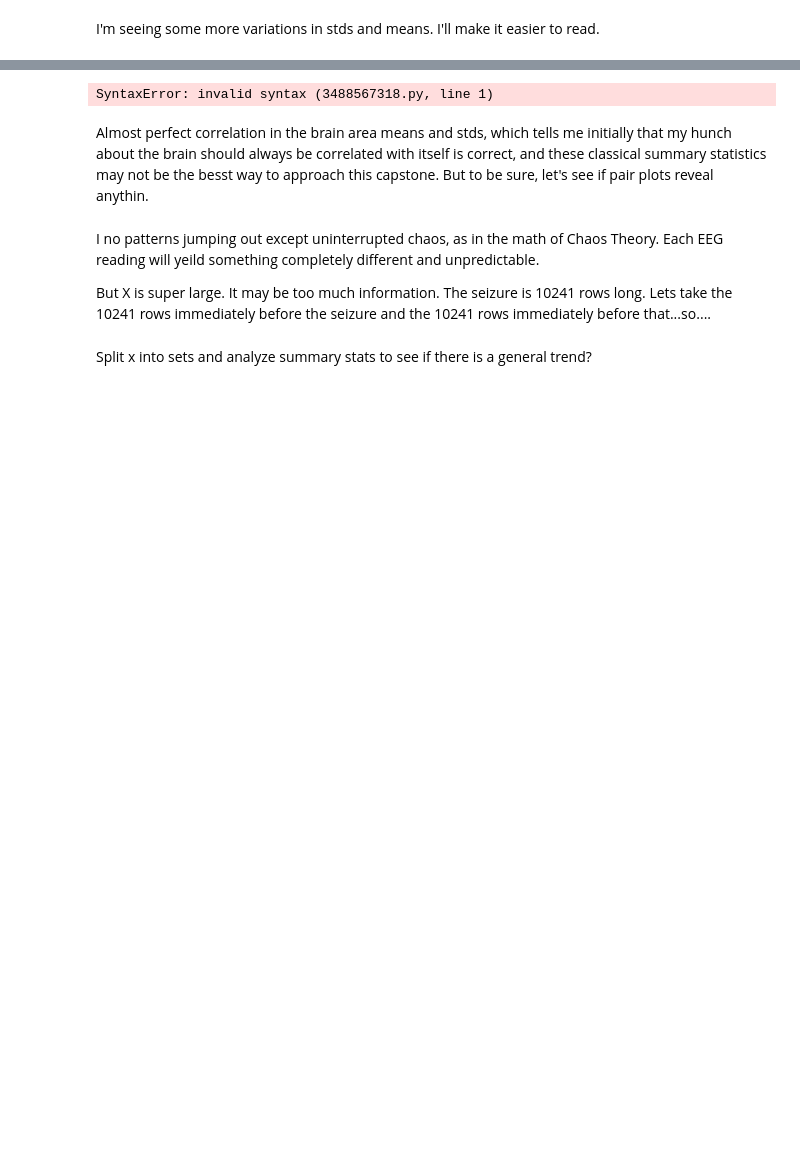
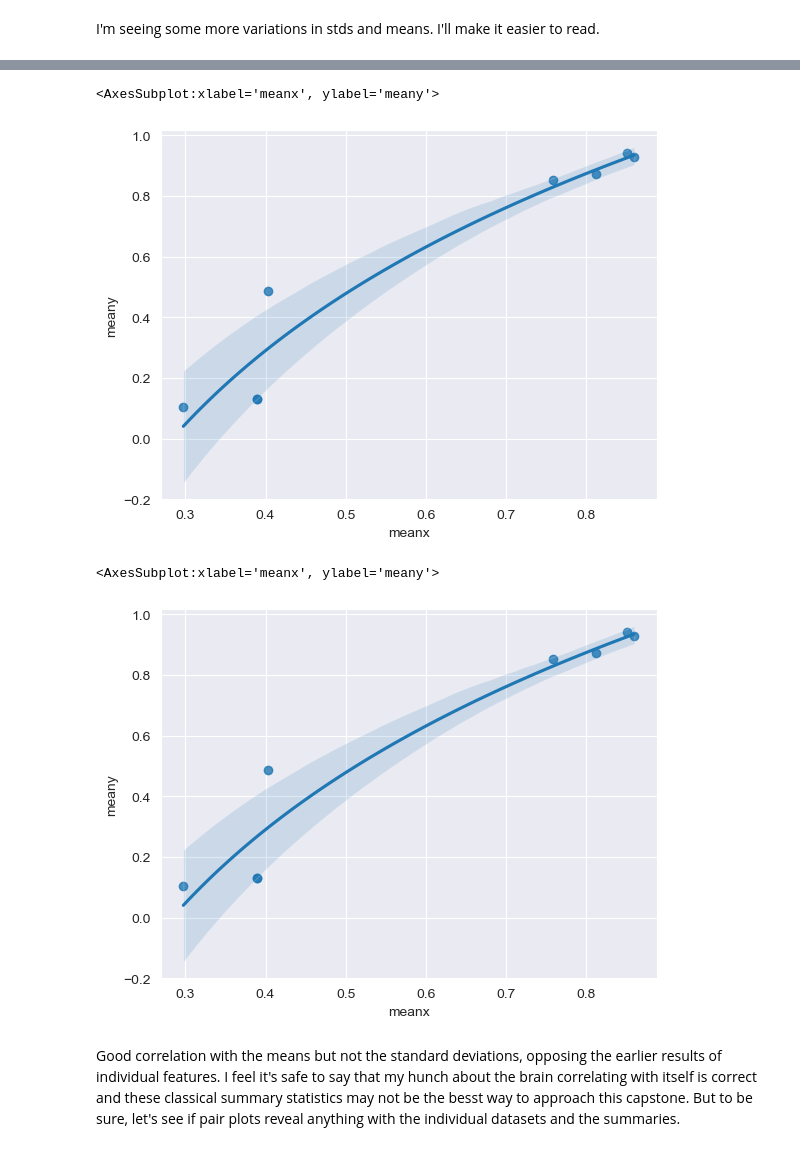
Before and after one commit to eipiisneg1/seizure_prediction_model, a Jupyter notebook: patient_1_02_EDA_step.ipynb, the cells around one changed output, grey strips where cells are left out. Cells and saved outputs as stored; diff of their text form; code cells hidden in the pictures; blank space fills up the shorter version.

```diff
--- a/patient_1_02_EDA_step.ipynb
+++ b/patient_1_02_EDA_step.ipynb
@@ -439,6 +539,9 @@ sns_line(data=summaries, x='stdx', y='stdy')
 # %%
-sns_line(data=summaries, x='meanx', y='meany')`
+sns_line(data=summaries, x='meanx', y='meany')
 # %% [output]
-SyntaxError: invalid syntax (3488567318.py, line 1)
+<AxesSubplot:xlabel='meanx', ylabel='meany'>
+[figure, added]
+<AxesSubplot:xlabel='meanx', ylabel='meany'>
+[figure, added]
 # %% [markdown]
-Almost perfect correlation in the brain area means and stds, which tells me initially that my hunch about the brain should always be correlated with itself is correct, and these classical summary statistics  may not be the besst way to approach this capstone. But to be sure, let's see if pair plots reveal anythin.
+Good correlation with the  means but not the standard deviations, opposing the earlier results of individual features. I feel it's safe to say that my hunch about the brain correlating with itself is correct and these classical summary statistics may not be the besst way to approach this capstone. But to be sure, let's see if pair plots reveal anything with the individual datasets and the summaries.
@@ -447,4 +551,0 @@ sns.pairplot(data=summaries)
-# %% [markdown]
-I no patterns jumping out except uninterrupted chaos, as in the math of Chaos Theory. Each EEG reading will yeild something completely different and unpredictable.
-
-But X is super large. It may be too much information. The seizure is 10241 rows long. Lets take the 10241 rows immediately before the seizure and the 10241 rows immediately before that...so....
@@ -457,2 +551,0 @@ X_set_be4_seizure[1] - 1 == master_data_patient_dict['Patient 1 initial set']['y
-# %% [markdown]
-Split x into sets and analyze summary stats to see if there is a general trend?
```
Also changed, not shown: parts of 25 cells of this notebook, 1 other file.
